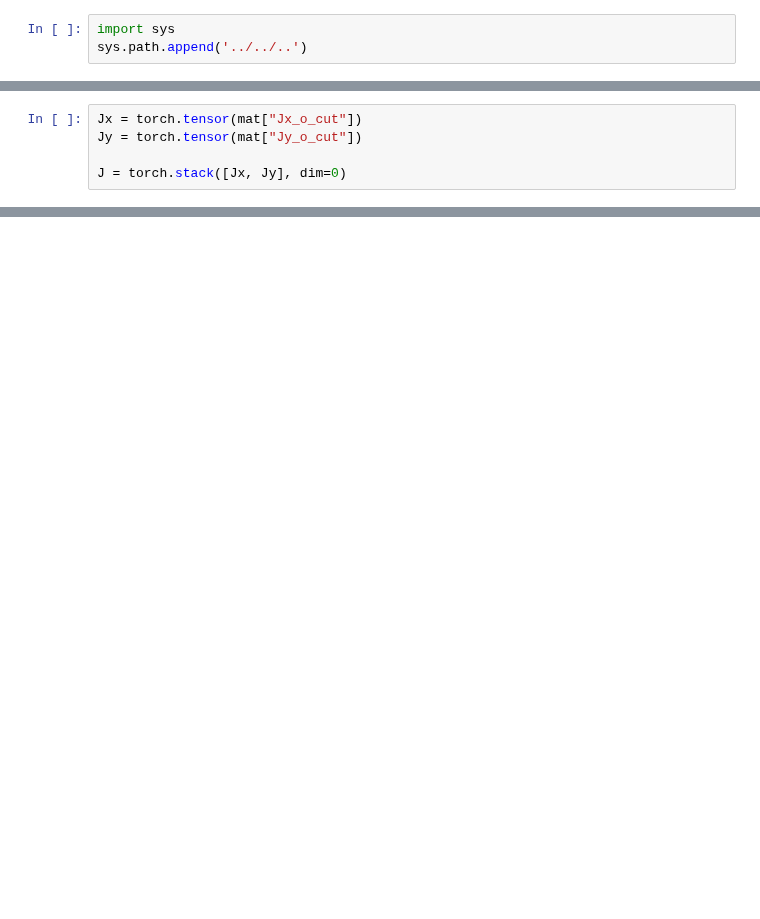
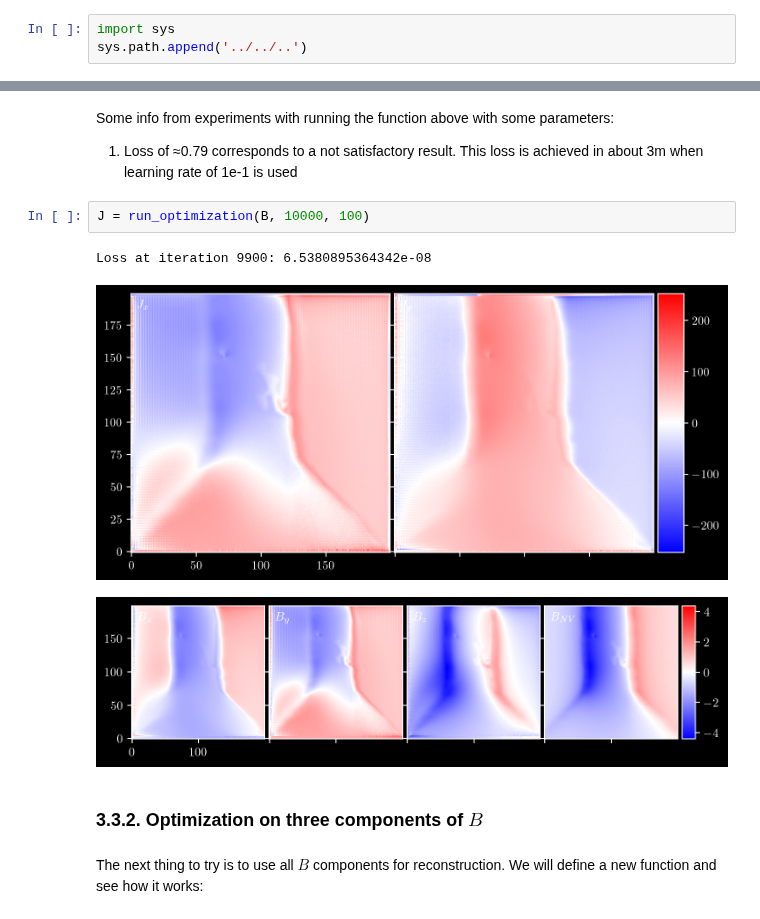
Before and after one commit to DavidBroadway/magrec, a Jupyter notebook: magrec/notebooks/Test Current Density Reconstruction/Current Reconstruction with Optimization Prototype.ipynb, the cells around one changed output, grey strips where cells are left out. Drawn from its saved outputs; the diff is of its cells as text; blank space fills up the shorter version.

```diff
--- a/magrec/notebooks/Test Current Density Reconstruction/Current Reconstruction with Optimization Prototype.ipynb
+++ b/magrec/notebooks/Test Current Density Reconstruction/Current Reconstruction with Optimization Prototype.ipynb
@@ -135,6 +94 @@ def compute_B_NV(J: torch.tensor):
     return B
-# %%
-Jx = torch.tensor(mat["Jx_o_cut"])
-Jy = torch.tensor(mat["Jy_o_cut"])
-
-J = torch.stack([Jx, Jy], dim=0)
@@ -156,0 +191,14 @@ tensor([-0.0218,  0.3232], dtype=torch.float64)
+# %% [markdown]
+Some info from experiments with running the function above with some parameters:
+
+1. Loss of ≈0.79 corresponds to a not satisfactory result. This loss is achieved in about 3m when learning rate of 1e-1 is used
+# %%
+J = run_optimization(B, 10000, 100)
+# %% [output]
+Loss at iteration 9900: 6.5380895364342e-08
+[figure, added]
+[figure, added]
+# %% [markdown]
+### 3.3.2. Optimization on three components of $B$
+# %% [markdown]
+The next thing to try is to use all $B$ components for reconstruction. We will define a new function and see how it works:
```
Also changed, not shown: parts of 30 cells of this notebook, 1 other file.
